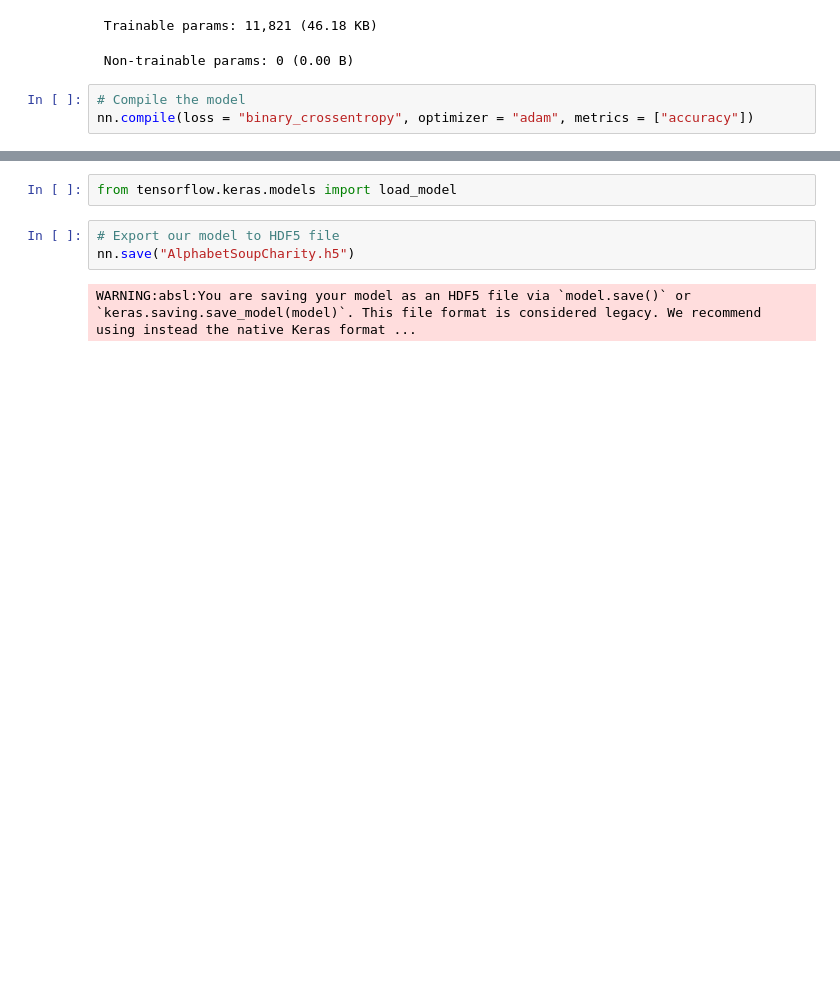
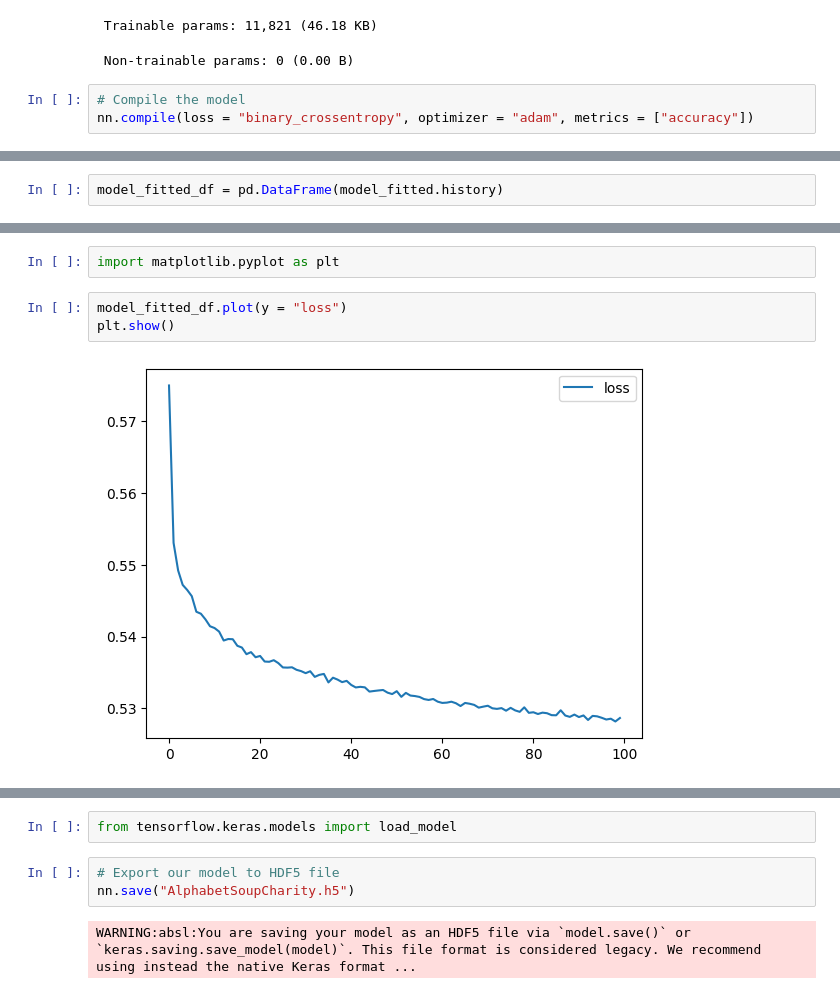
Before and after one commit to tiyafrancy/deep-learning-challenge, a Jupyter notebook: AlphabetSoupCharity.ipynb, the cells around one changed output, grey strips where cells are left out. Drawn from its saved outputs; the diff is of its cells as text; blank space fills up the shorter version.

```diff
--- a/AlphabetSoupCharity.ipynb
+++ b/AlphabetSoupCharity.ipynb
@@ -251,0 +256,2 @@ Epoch 100/100
+# %%
+model_fitted_df = pd.DataFrame(model_fitted.history)
@@ -251,0 +265,7 @@ Epoch 100/100
+# %%
+import matplotlib.pyplot as plt
+# %%
+model_fitted_df.plot(y = "loss")
+plt.show()
+# %% [output]
+[figure, added]
```
Also changed, not shown: parts of 6 cells of this notebook, 4 other files.
